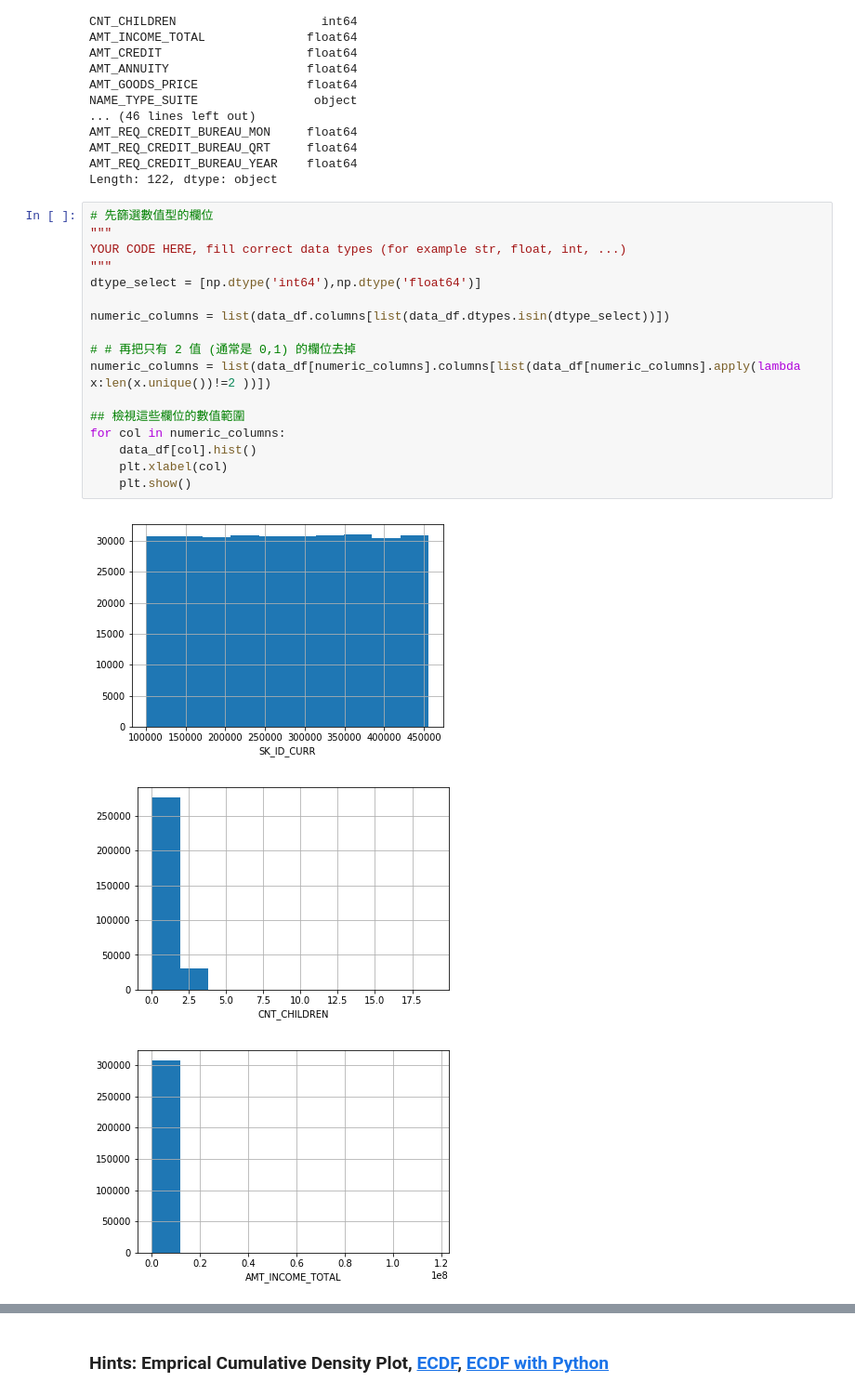
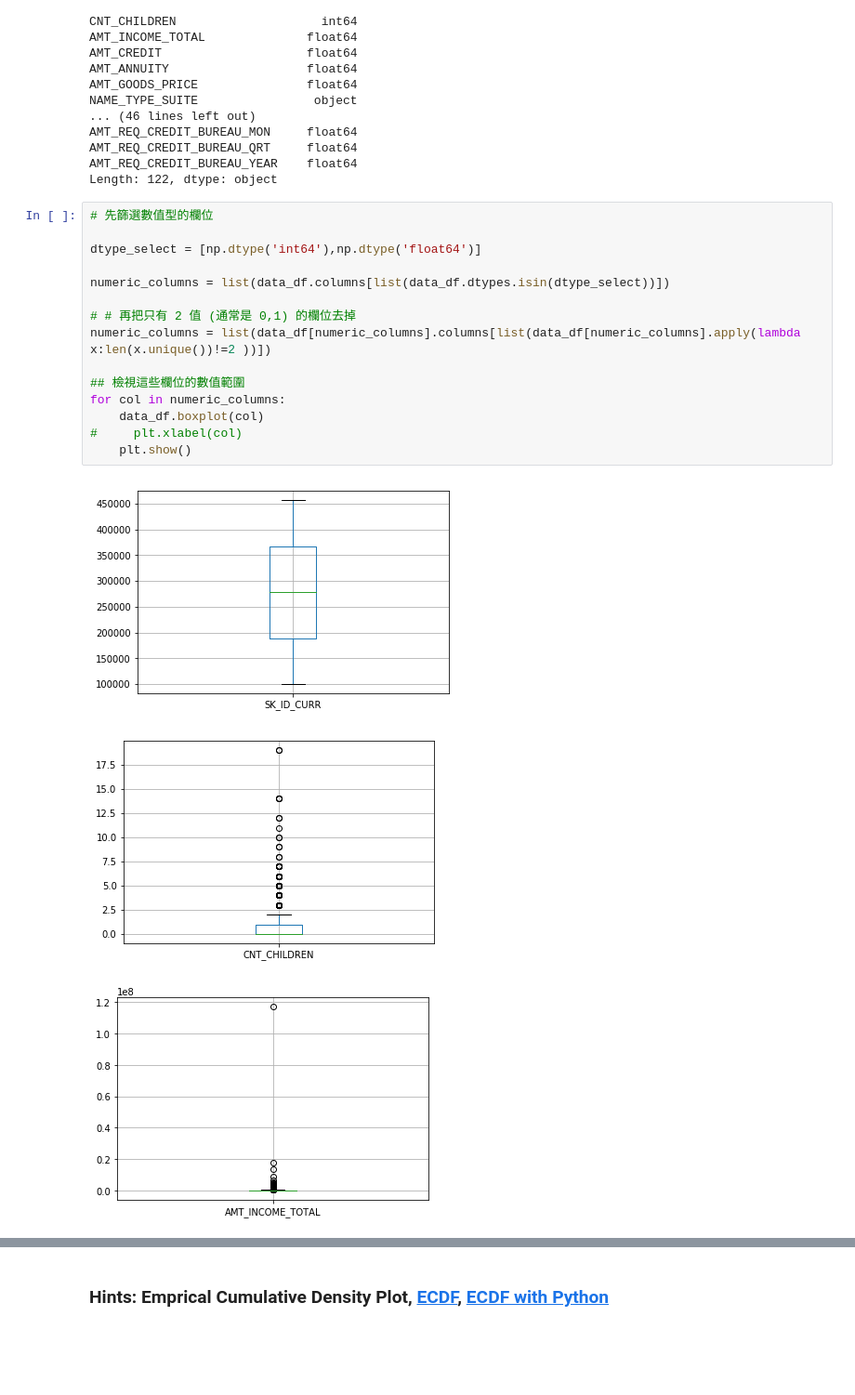
Before and after one commit to charles830918/2nd-ML100Days, a Jupyter notebook: homework/Day_006_HW.ipynb, the cells around one changed output, grey strips where cells are left out. Shown at 93% size. Drawn from its saved outputs; the diff is of its cells as text; blank space fills up the shorter version.

```diff
--- a/homework/Day_006_HW.ipynb
+++ b/homework/Day_006_HW.ipynb
@@ -34,22 +34,20 @@ AMT_REQ_CREDIT_BUREAU_YEAR    float64
 Length: 122, dtype: object
 # %%
 # 先篩選數值型的欄位
-"""
-YOUR CODE HERE, fill correct data types (for example str, float, int, ...)
-"""
+
 dtype_select = [np.dtype('int64'),np.dtype('float64')]
 
 numeric_columns = list(data_df.columns[list(data_df.dtypes.isin(dtype_select))])
 
 # # 再把只有 2 值 (通常是 0,1) 的欄位去掉
 numeric_columns = list(data_df[numeric_columns].columns[list(data_df[numeric_columns].apply(lambda x:len(x.unique())!=2 ))])
 
 ## 檢視這些欄位的數值範圍
 for col in numeric_columns:
-    data_df[col].hist()
-    plt.xlabel(col)
+    data_df.boxplot(col)
+#     plt.xlabel(col)
     plt.show()
 # %% [output]
-[figure, old version]
+[figure, new version]
-[figure, old version]
+[figure, new version]
-[figure, old version]
+[figure, new version]
```
Also changed, not shown: parts of 2 cells of this notebook, 1 other file.
